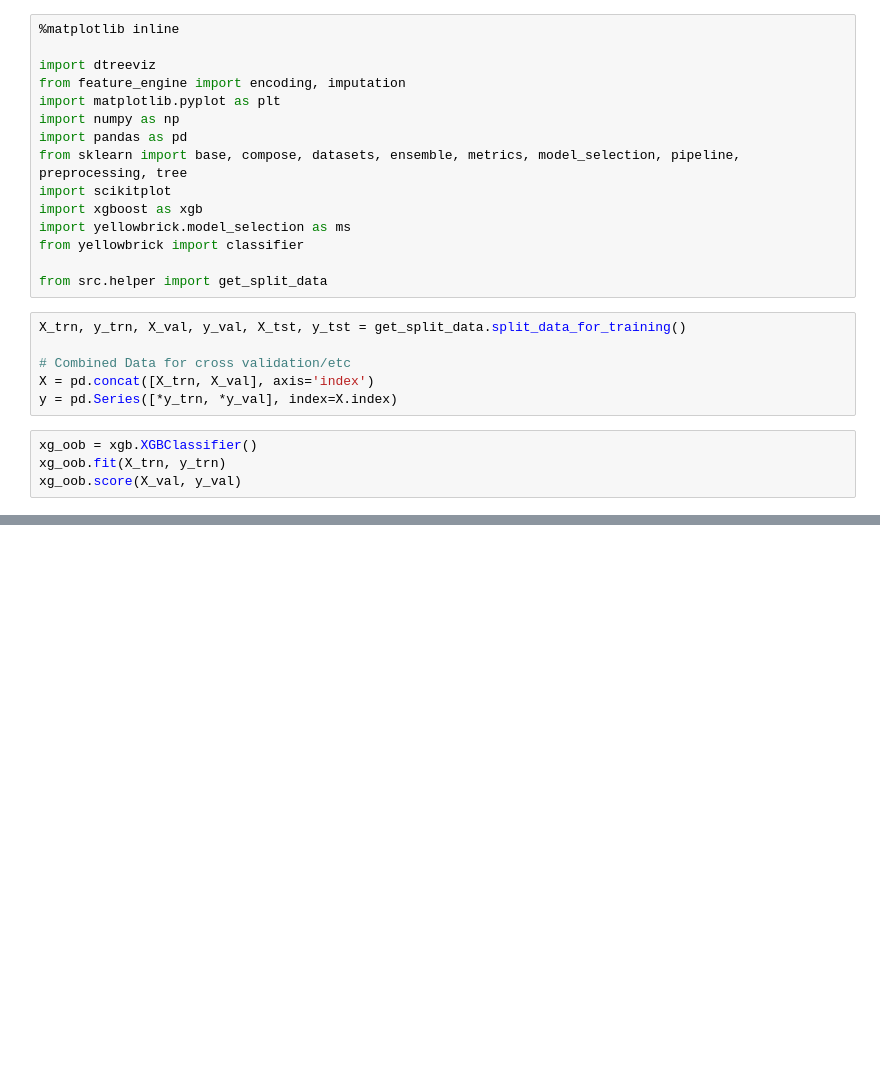
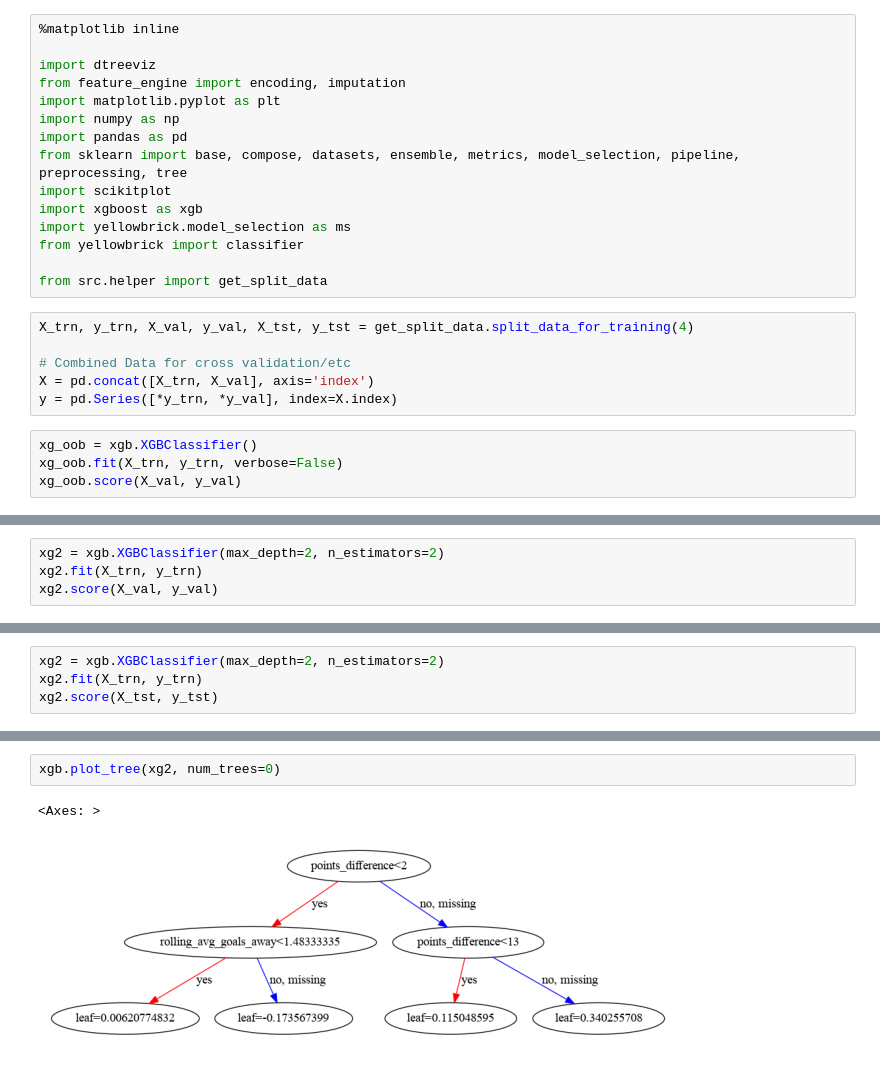
Before and after one commit to kamil0920/football_result_prediction-v2, a Jupyter notebook: src/models/xgboost_model.ipynb, the cells around one changed output, grey strips where cells are left out. Cells and saved outputs as stored; diff of their text form; blank space fills up the shorter version.

```diff
--- a/src/models/xgboost_model.ipynb
+++ b/src/models/xgboost_model.ipynb
@@ -14,13 +14,13 @@ from yellowbrick import classifier
 
 from src.helper import get_split_data
 # %%
-X_trn, y_trn, X_val, y_val, X_tst, y_tst = get_split_data.split_data_for_training()
+X_trn, y_trn, X_val, y_val, X_tst, y_tst = get_split_data.split_data_for_training(4)
 
 # Combined Data for cross validation/etc
 X = pd.concat([X_trn, X_val], axis='index')
 y = pd.Series([*y_trn, *y_val], index=X.index)
 # %%
 xg_oob = xgb.XGBClassifier()
-xg_oob.fit(X_trn, y_trn)
+xg_oob.fit(X_trn, y_trn, verbose=False)
 xg_oob.score(X_val, y_val)
 # %% [output]
@@ -35,0 +35,4 @@ xg_oob.score(X_tst, y_tst)
+# %%
+xg2 = xgb.XGBClassifier(max_depth=2, n_estimators=2)
+xg2.fit(X_trn, y_trn)
+xg2.score(X_val, y_val)
@@ -35,0 +41,4 @@ xg_oob.score(X_tst, y_tst)
+# %%
+xg2 = xgb.XGBClassifier(max_depth=2, n_estimators=2)
+xg2.fit(X_trn, y_trn)
+xg2.score(X_tst, y_tst)
@@ -35,0 +57,5 @@ xg_oob.score(X_tst, y_tst)
+# %%
+xgb.plot_tree(xg2, num_trees=0)
+# %% [output]
+<Axes: >
+[figure, added]
```
Also changed, not shown: parts of 9 cells of this notebook, 4 other files.
